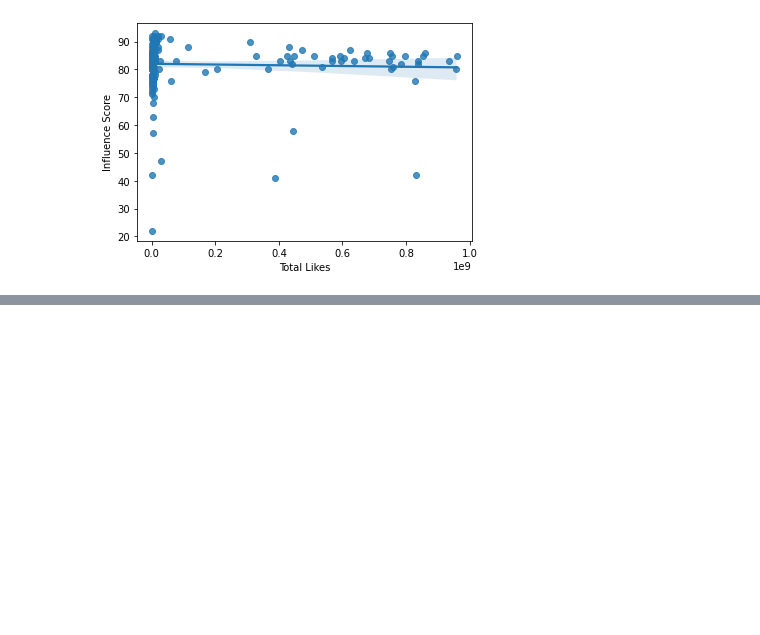
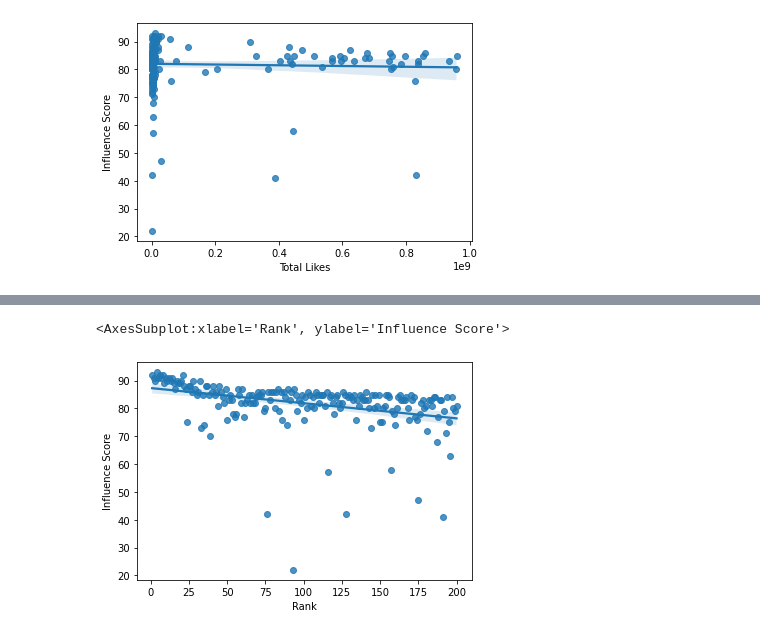
Before and after one commit to AndrewABrain/CCIC_DS1, a Jupyter notebook: InstagramAnalysis.ipynb, the cells around one changed output, grey strips where cells are left out. Cells and saved outputs as stored; diff of their text form; code cells hidden in the pictures; blank space fills up the shorter version.

```diff
--- a/InstagramAnalysis.ipynb
+++ b/InstagramAnalysis.ipynb
@@ -412,0 +411,5 @@ df
+# %%
+sns.regplot(x=df['Rank'], y=df['Influence Score'])
+# %% [output]
+<AxesSubplot:xlabel='Rank', ylabel='Influence Score'>
+[figure, added]
```
Also changed, not shown: parts of 15 cells of this notebook.
